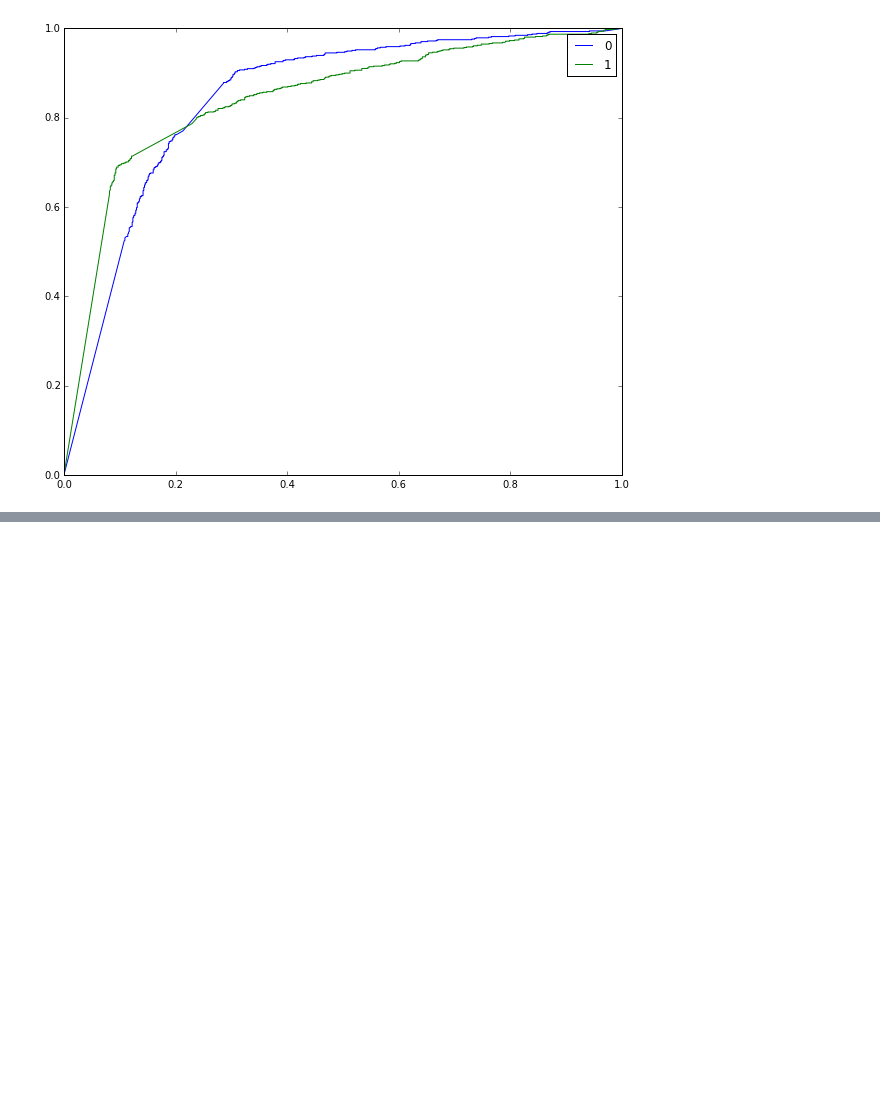
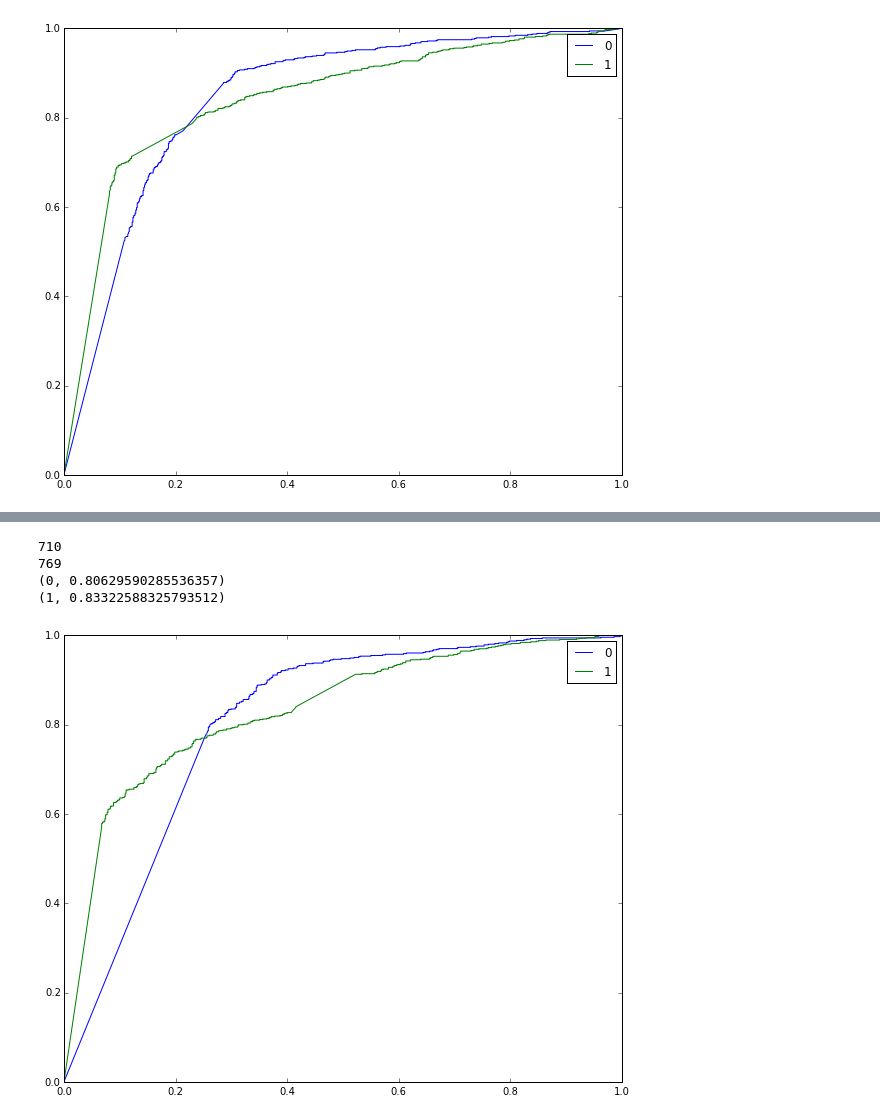
Before and after one commit to hyonschu/stumbleupon_comp, a Jupyter notebook: alex.ipynb, the cells around one changed output, grey strips where cells are left out. Drawn from its saved outputs; the diff is of its cells as text; code cells hidden in the pictures; blank space fills up the shorter version.

```diff
--- a/alex.ipynb
+++ b/alex.ipynb
@@ -167,0 +221,27 @@ for item in auc_mnb.iteritems():
+# %%
+probs_bnb = bnb.fit(x_train,labels_train).predict_proba(x_test)
+fpr_bnb = {}
+tpr_bnb = {}
+auc_bnb = {}
+
+for i in range(len(ltest_list)):
+    print sum(labels_test == ltest_list[i])
+    fpr_sk, tpr_sk, thresholds = roc_curve((labels_test==ltest_list[i]), probs_bnb[:,i])
+    fpr_bnb[ltest_list[i]] = fpr_sk
+    tpr_bnb[ltest_list[i]] = tpr_sk
+    try:
+        auc_bnb[ltest_list[i]] = auc(fpr_sk,tpr_sk)
+    except:
+        auc_bnb[ltest_list[i]] = 0
+
+    plt.figure(1,figsize=(10,8))
+    plt.plot(fpr_bnb[ltest_list[i]],tpr_bnb[ltest_list[i]],label=ltest_list[i])
+    plt.legend(loc='best')
+for item in auc_bnb.iteritems():
+    print item
+# %% [output]
+710
+769
+(0, 0.80629590285536357)
+(1, 0.83322588325793512)
+[figure, added]
```
Also changed, not shown: parts of 1 cell of this notebook.
